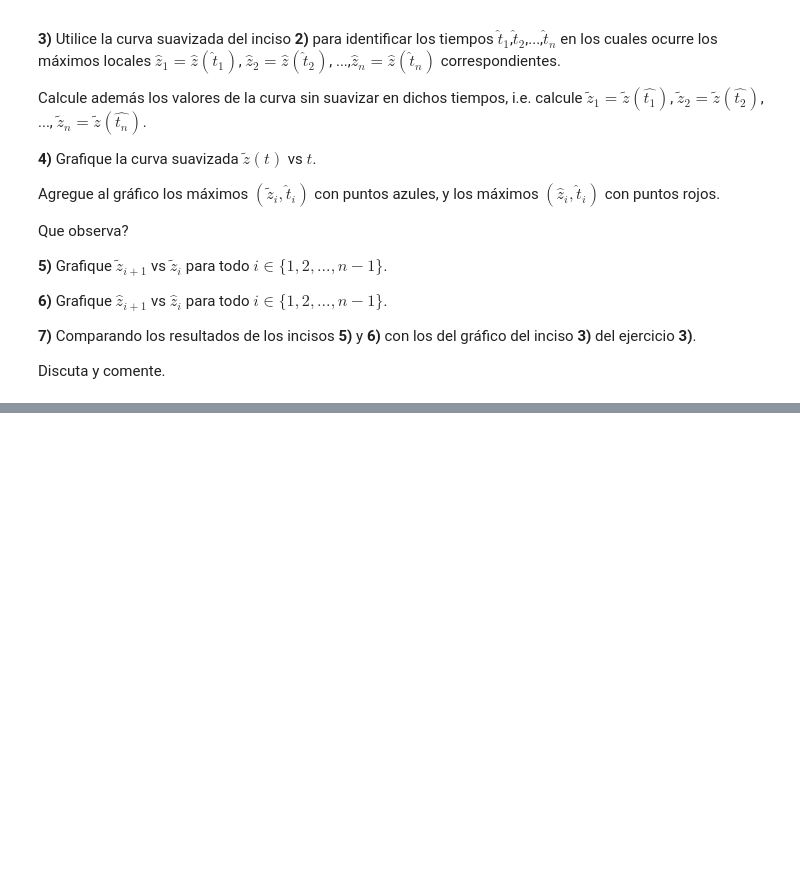
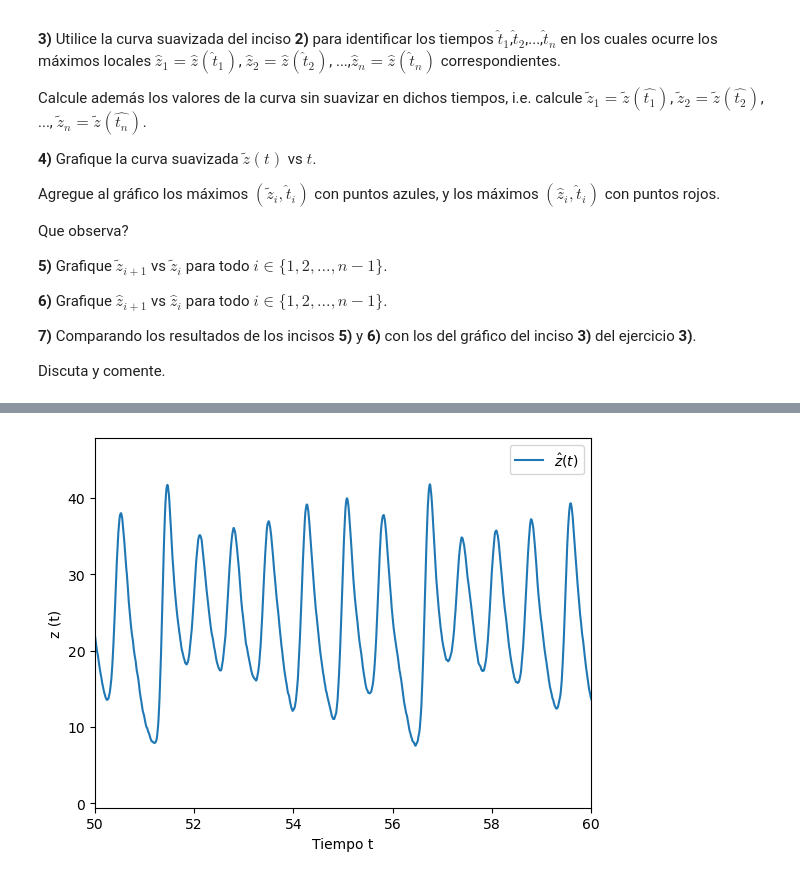
Before and after one commit to EnzoRg/neural_networks, a Jupyter notebook: Ejercicios/redes_neuronales_2024_guia_6.ipynb, the cells around one changed output, grey strips where cells are left out. Cells and saved outputs as stored; diff of their text form; code cells hidden in the pictures; blank space fills up the shorter version.

```diff
--- a/Ejercicios/redes_neuronales_2024_guia_6.ipynb
+++ b/Ejercicios/redes_neuronales_2024_guia_6.ipynb
@@ -297,0 +313,11 @@ plt.show()
+# %%
+# 4.4)
+
+plt.plot(t, z_hat, label=r'$\hat{z}(t)$')
+plt.xlim(50, 60)
+plt.xlabel('Tiempo t')
+plt.ylabel('z (t)')
+plt.legend()
+plt.show()
+# %% [output]
+[figure, added]
```
Also changed, not shown: parts of 8 cells of this notebook.
